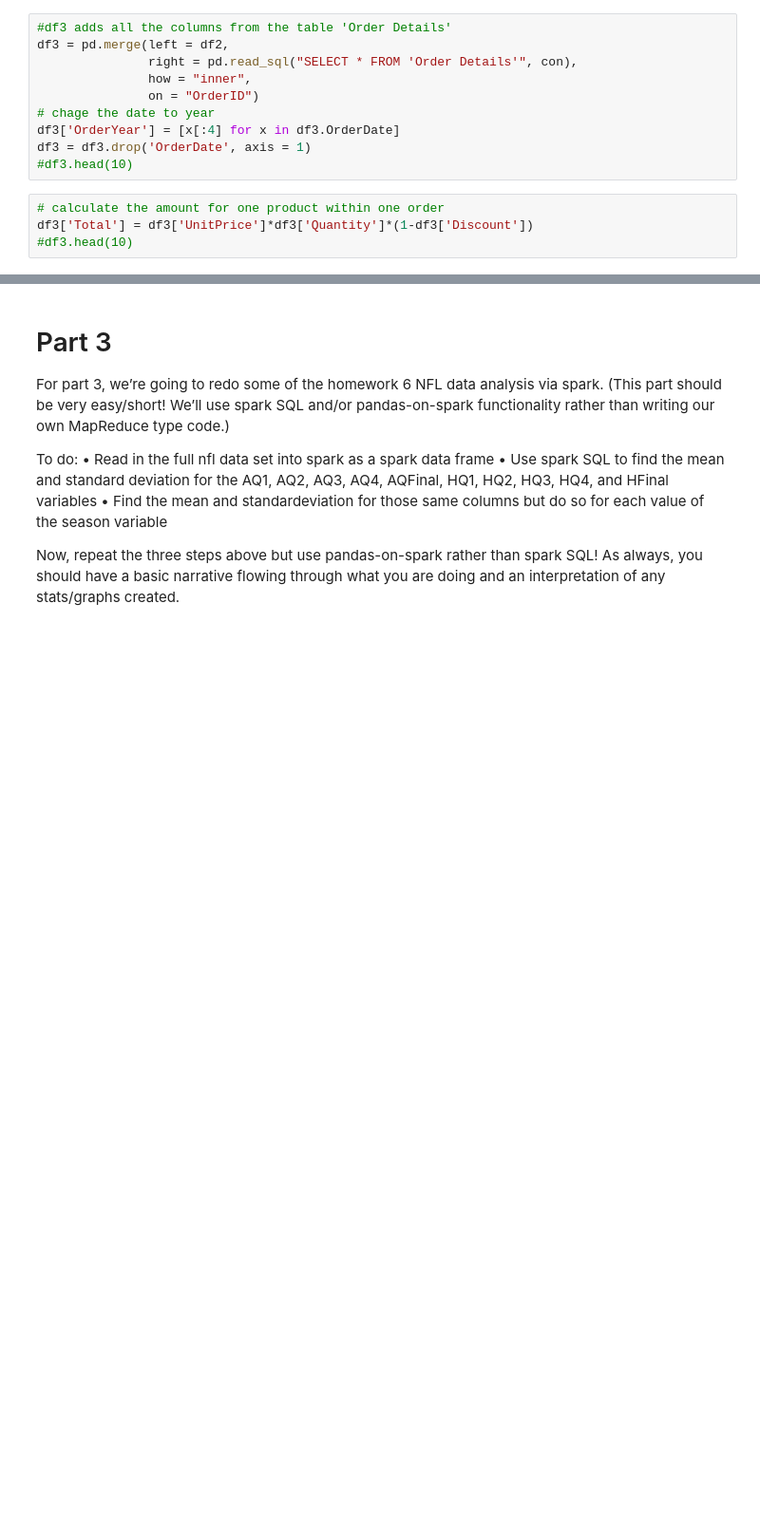
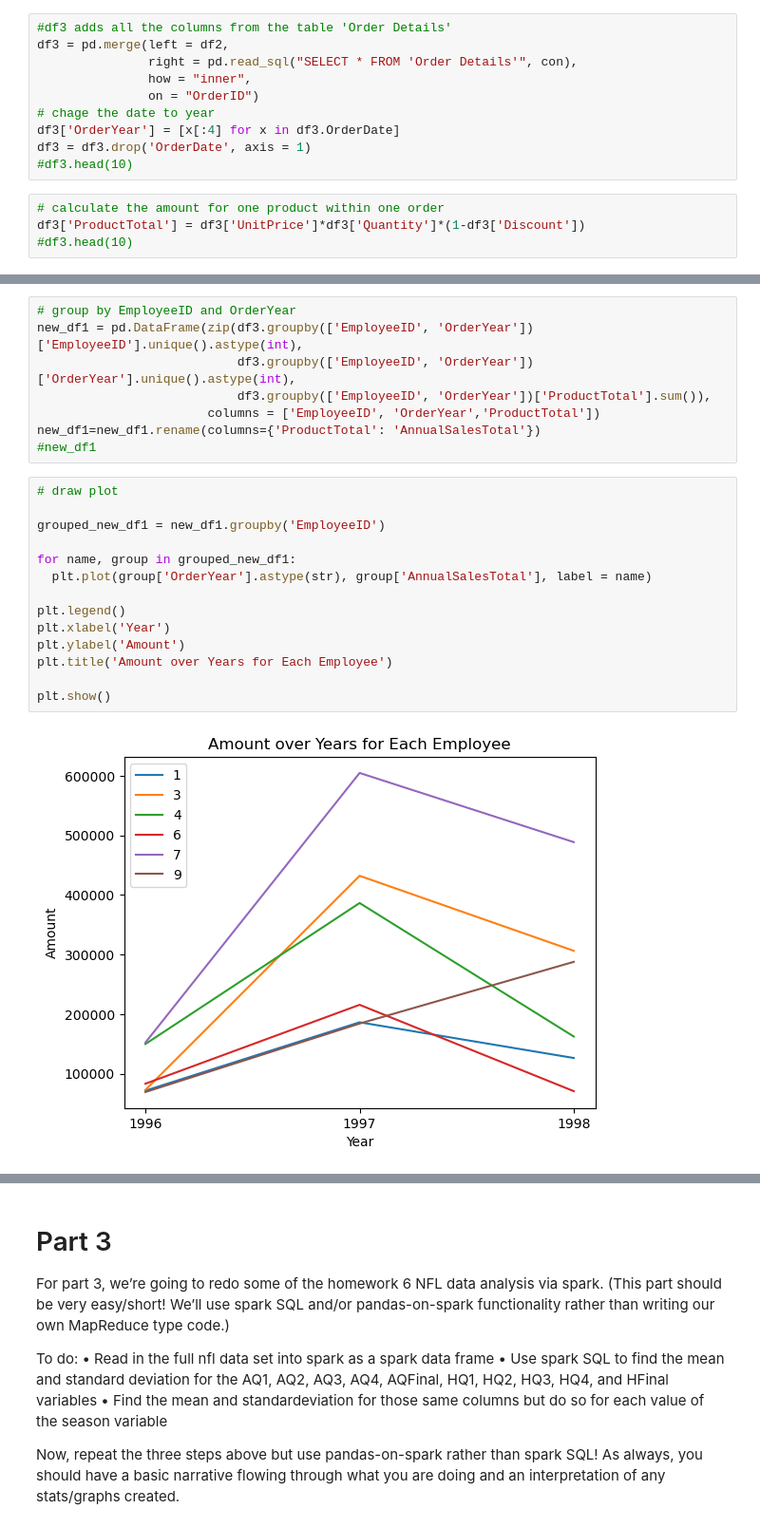
Before and after one commit to kamckeev/BigData1, a Jupyter notebook: Project2_Official.ipynb, the cells around one changed output, grey strips where cells are left out. Shown at 95% size. Cells and saved outputs as stored; diff of their text form; blank space fills up the shorter version.

Commit message:
data analaysis start

```diff
--- a/Project2_Official.ipynb
+++ b/Project2_Official.ipynb
@@ -59,7 +59,7 @@ df3 = pd.merge(left = df2,
 df3['OrderYear'] = [x[:4] for x in df3.OrderDate]
 df3 = df3.drop('OrderDate', axis = 1)
 #df3.head(10)
-# %%
-# calculate the amount for one product within one order
-df3['Total'] = df3['UnitPrice']*df3['Quantity']*(1-df3['Discount'])
-#df3.head(10)
+# %%
+# calculate the amount for one product within one order
+df3['ProductTotal'] = df3['UnitPrice']*df3['Quantity']*(1-df3['Discount'])
+#df3.head(10)
@@ -65,0 +88,24 @@ df3['Total'] = df3['UnitPrice']*df3['Quantity']*(1-df3['Discount'])
+# %%
+# group by EmployeeID and OrderYear
+new_df1 = pd.DataFrame(zip(df3.groupby(['EmployeeID', 'OrderYear'])['EmployeeID'].unique().astype(int),
+                           df3.groupby(['EmployeeID', 'OrderYear'])['OrderYear'].unique().astype(int),
+                           df3.groupby(['EmployeeID', 'OrderYear'])['ProductTotal'].sum()),
+                       columns = ['EmployeeID', 'OrderYear','ProductTotal'])
+new_df1=new_df1.rename(columns={'ProductTotal': 'AnnualSalesTotal'})
+#new_df1
+# %%
+# draw plot
+
+grouped_new_df1 = new_df1.groupby('EmployeeID')
+
+for name, group in grouped_new_df1:
+  plt.plot(group['OrderYear'].astype(str), group['AnnualSalesTotal'], label = name)
+
+plt.legend()
+plt.xlabel('Year')
+plt.ylabel('Amount')
+plt.title('Amount over Years for Each Employee')
+
+plt.show()
+# %% [output]
+[figure, added]
```
Also changed, not shown: parts of 4 cells of this notebook.
